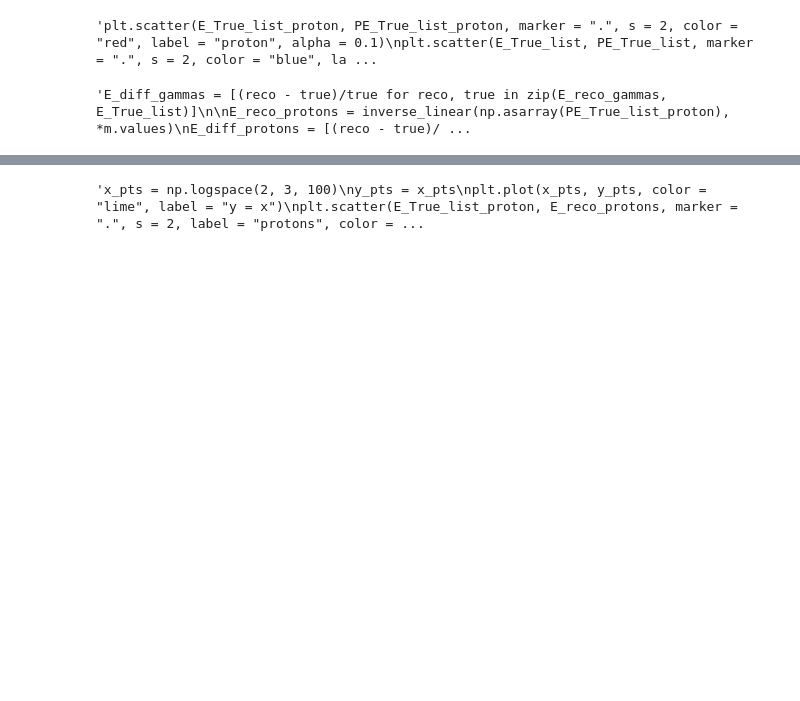
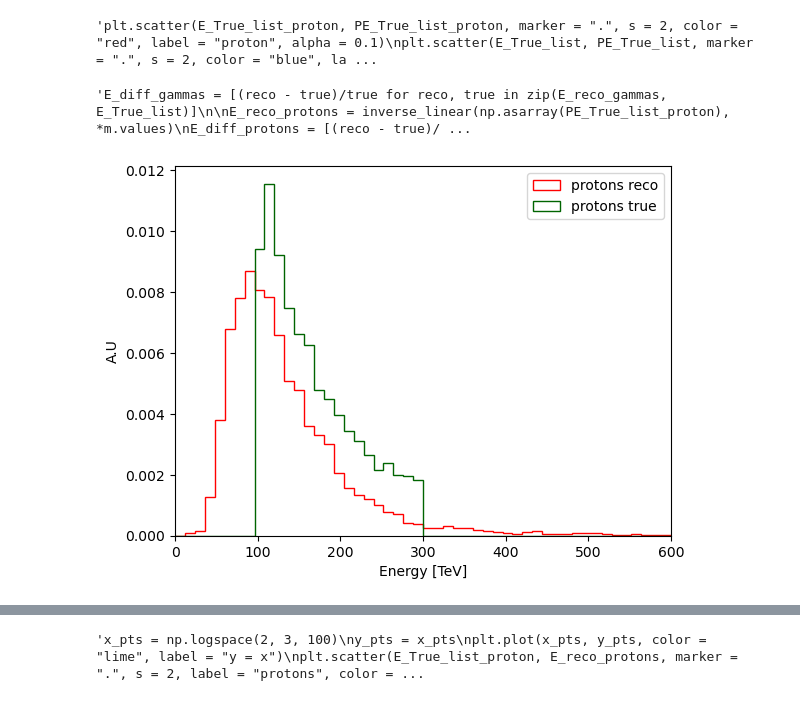
Before and after one commit to vgriecoSSM/multiPMT_GammaHadron_ML, a Jupyter notebook: multiPMT_reco/Ereco_fit_H_tank_4FF.ipynb, the cells around one changed output, grey strips where cells are left out. Saved outputs shown, nothing was run; the diff lists cells and outputs as text; code cells hidden in the pictures; blank space fills up the shorter version.

```diff
--- a/multiPMT_reco/Ereco_fit_H_tank_4FF.ipynb
+++ b/multiPMT_reco/Ereco_fit_H_tank_4FF.ipynb
@@ -56,5 +56,5 @@ plt.show()
 # %%
-"""path = Path("/swgo/Array_Simulato_Analisi_ML/roots_mPMT_protons_SWGO_array/4FF_R600m_h175r180_black_uniform0600m_100300TeV_030deg/")
+path = Path("/swgo/Array_Simulato_Analisi_ML/roots_mPMT_protons_SWGO_array/4FF_R600m_h175r180_black_uniform0600m_100300TeV_030deg/")
 
 PE_True_list_proton = []
 E_True_list_proton = []
@@ -84,4 +84,4 @@ for file in path.glob("*.root"):
         PE_True = np.asarray(proton["HAWCSim.Evt.nPE"].iloc[0])
 
         PE_True_list_proton.append(PE_True)
-        E_True_list_proton.append(Energy_True / 1000)"""
+        E_True_list_proton.append(Energy_True / 1000)
@@ -192,3 +191,15 @@ plt.xlim(-2,5)
 plt.show()"""
 # %% [output]
 'E_diff_gammas = [(reco - true)/true for reco, true in zip(E_reco_gammas, E_True_list)]\n\nE_reco_protons = inverse_linear(np.asarray(PE_True_list_proton), *m.values)\nE_diff_protons = [(reco - true)/ ...
+# %%
+plt.hist(E_reco_protons, color = "red", histtype = "step", density = True, label = "protons reco", bins = 50, range = (0,600))
+#plt.hist(E_reco_gammas, color = "blue", histtype = "step", density = True, label = "gammas reco", bins = 50, range = (0,300))
+#plt.hist(E_True_list, color = "purple", histtype = "step", density = True, label = "gammas true", bins = 50, range = (0,300))
+plt.hist(E_True_list_proton, color = "darkgreen", histtype = "step", density = True, label = "protons true", bins = 50, range = (0,600))
+plt.xlabel("Energy [TeV]")
+plt.ylabel("A.U")
+plt.legend()
+plt.xlim(0,600)
+plt.show()
+# %% [output]
+[figure, added]
```
Also changed, not shown: parts of 9 cells of this notebook, 47 other files.
